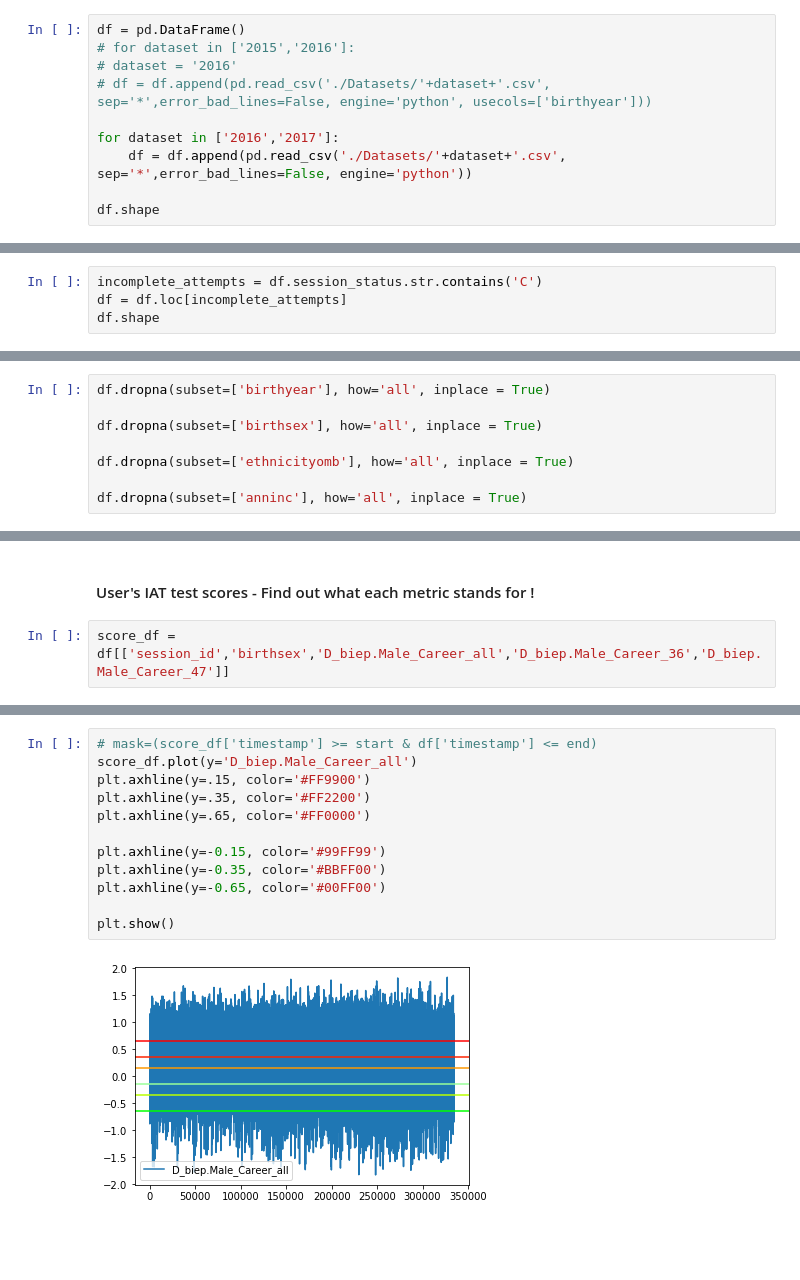
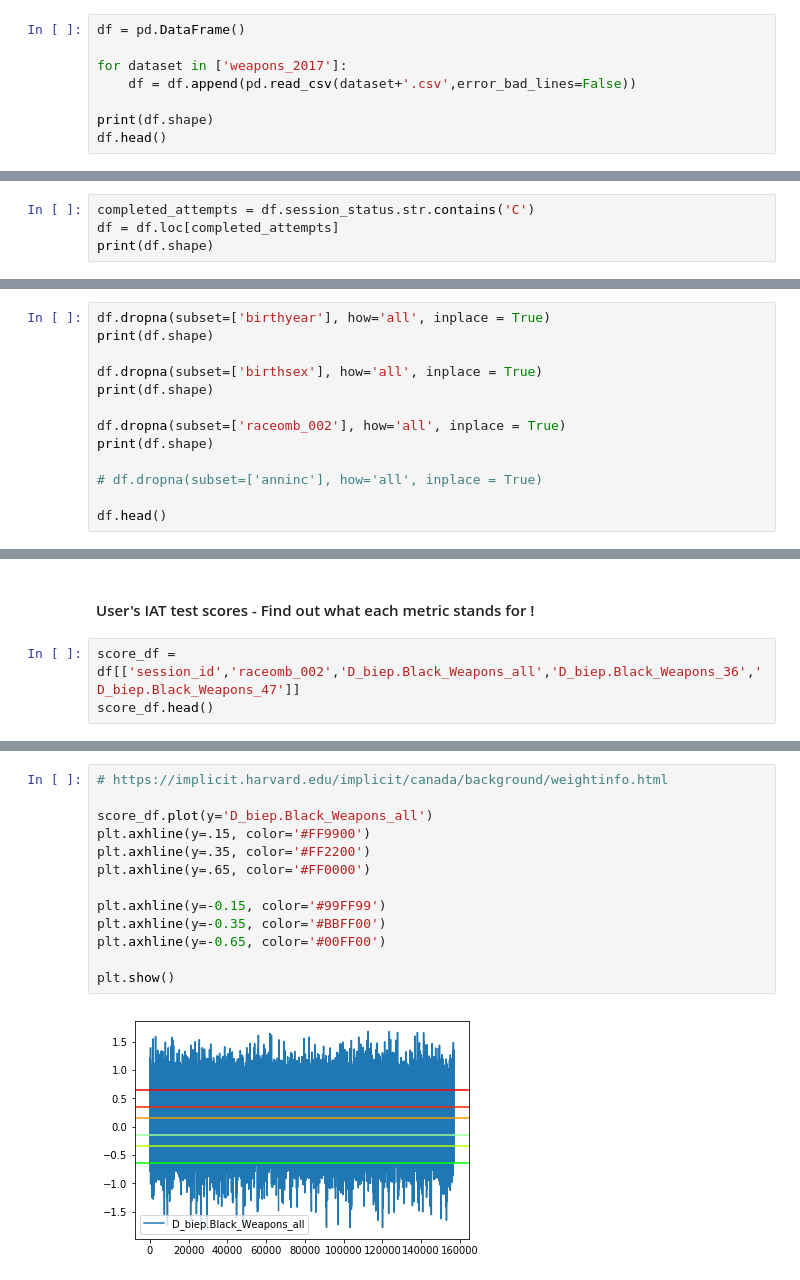
Before and after one commit to urbangeek/IAT-weapons, a Jupyter notebook: IAT_cleaning.ipynb, the cells around one changed output, grey strips where cells are left out. Cells and saved outputs as stored; diff of their text form; blank space fills up the shorter version.

Commit message:
weapons 2017 parsing

```diff
--- a/IAT_cleaning.ipynb
+++ b/IAT_cleaning.ipynb
@@ -6,12 +15,10 @@ from matplotlib import pyplot as plt
 ### Read Dataset
 # %%
 df = pd.DataFrame()
-# for dataset in ['2015','2016']:
-# dataset = '2016'
-# df = df.append(pd.read_csv('./Datasets/'+dataset+'.csv', sep='*',error_bad_lines=False, engine='python', usecols=['birthyear']))
 
-for dataset in ['2016','2017']:
-    df = df.append(pd.read_csv('./Datasets/'+dataset+'.csv', sep='*',error_bad_lines=False, engine='python'))
+for dataset in ['weapons_2017']:
+    df = df.append(pd.read_csv(dataset+'.csv',error_bad_lines=False))
 
-df.shape
+print(df.shape)
+df.head()
 # %% [output]
@@ -36,7 +33,7 @@ Skipping line 238930: Expected 131 field
 # %% [markdown]
 ### Remove IAT entries that have not been completed
 # %%
-incomplete_attempts = df.session_status.str.contains('C')
-df = df.loc[incomplete_attempts]
-df.shape
+completed_attempts = df.session_status.str.contains('C')
+df = df.loc[completed_attempts]
+print(df.shape)
 # %% [output]
@@ -45,9 +42,14 @@ df.shape
 ### Remove IAT entries who have not submitted their DoB, birthsex and Race
 # %%
 df.dropna(subset=['birthyear'], how='all', inplace = True)
+print(df.shape)
 
 df.dropna(subset=['birthsex'], how='all', inplace = True)
+print(df.shape)
 
-df.dropna(subset=['ethnicityomb'], how='all', inplace = True)
+df.dropna(subset=['raceomb_002'], how='all', inplace = True)
+print(df.shape)
 
-df.dropna(subset=['anninc'], how='all', inplace = True)
+# df.dropna(subset=['anninc'], how='all', inplace = True)
+
+df.head()
@@ -80,4 +75,5 @@ df.dropna(subset=['anninc'], how='all', inplace = True)
 # %% [markdown]
 #### User's IAT test scores  - Find out what each metric stands for !
 # %%
-score_df = df[['session_id','birthsex','D_biep.Male_Career_all','D_biep.Male_Career_36','D_biep.Male_Career_47']]
+score_df = df[['session_id','raceomb_002','D_biep.Black_Weapons_all','D_biep.Black_Weapons_36','D_biep.Black_Weapons_47']]
+score_df.head()
@@ -86,15 +89,16 @@ score_df = df[['session_id','birthsex','D_biep.Male_Career_all','D_biep.Male_Car
 # %%
-# mask=(score_df['timestamp'] >= start & df['timestamp'] <= end)
-score_df.plot(y='D_biep.Male_Career_all')
+# https://implicit.harvard.edu/implicit/canada/background/weightinfo.html
+
+score_df.plot(y='D_biep.Black_Weapons_all')
 plt.axhline(y=.15, color='#FF9900')
 plt.axhline(y=.35, color='#FF2200')
 plt.axhline(y=.65, color='#FF0000')
 
 plt.axhline(y=-0.15, color='#99FF99')
 plt.axhline(y=-0.35, color='#BBFF00')
 plt.axhline(y=-0.65, color='#00FF00')
 
 plt.show()
 # %% [output]
-[figure, old version]
+[figure, new version]
 # %%
```
Also changed, not shown: parts of 10 cells of this notebook, 1 other file.
